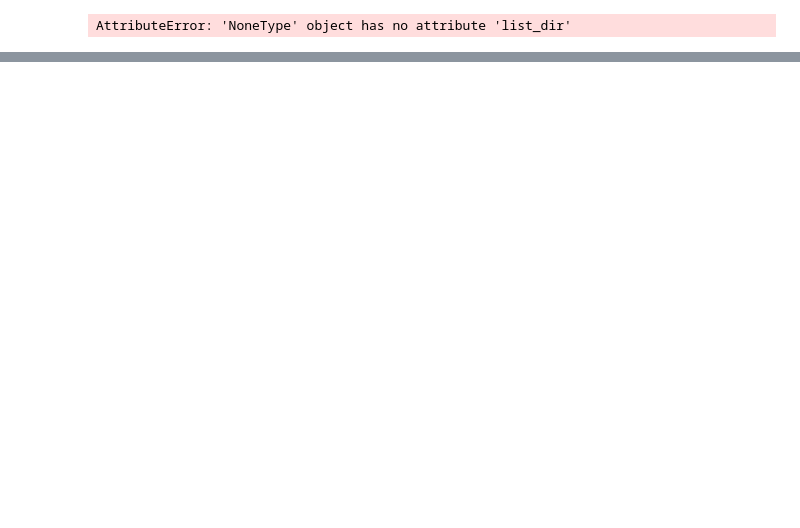
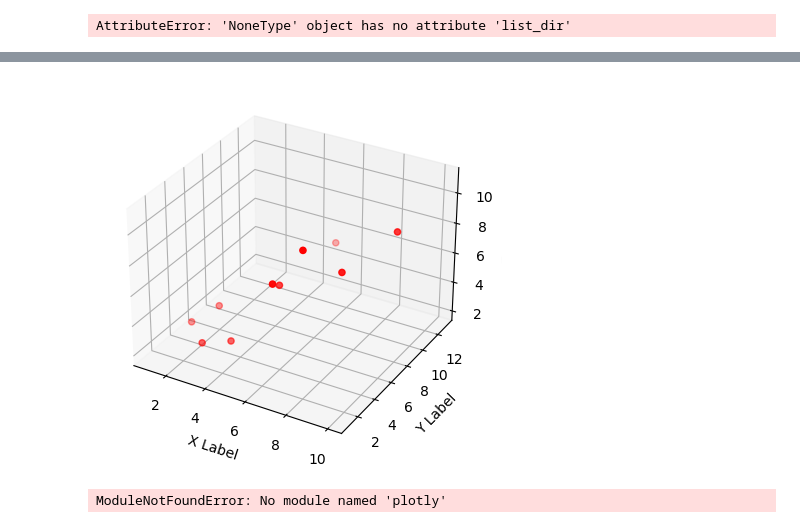
Before and after one commit to Octavius26/snake-cube, a Jupyter notebook: solver.ipynb, the cells around one changed output, grey strips where cells are left out. Cells and saved outputs as stored; diff of their text form; code cells hidden in the pictures; blank space fills up the shorter version.

```diff
--- a/solver.ipynb
+++ b/solver.ipynb
@@ -87,0 +145,31 @@ AttributeError: 'NoneType' object has no attribute 'list_dir'
+# %%
+import matplotlib.pyplot as plt
+from mpl_toolkits.mplot3d import Axes3D
+import numpy as np
+
+fig = plt.figure()
+ax = fig.add_subplot(111, projection='3d')
+
+x =[1,2,3,4,5,6,7,8,9,10]
+y =[5,6,2,3,13,4,1,2,4,8]
+z =[2,3,3,3,5,7,9,11,9,10]
+
+
+
+ax.scatter(x, y, z, c='r', marker='o')
+
+ax.set_xlabel('X Label')
+ax.set_ylabel('Y Label')
+ax.set_zlabel('Z Label')
+
+plt.show()
+# %% [output]
+[figure, added]
+# %%
+import plotly.graph_objects as go
+import numpy as np
+
+fig = go.Figure(data=[go.Surface(z=np.random.randint(2, size=(16, 16)))])
+fig.show()
+# %% [output]
+ModuleNotFoundError: No module named 'plotly'
```
Also changed, not shown: parts of 6 cells of this notebook, 1 other file.
